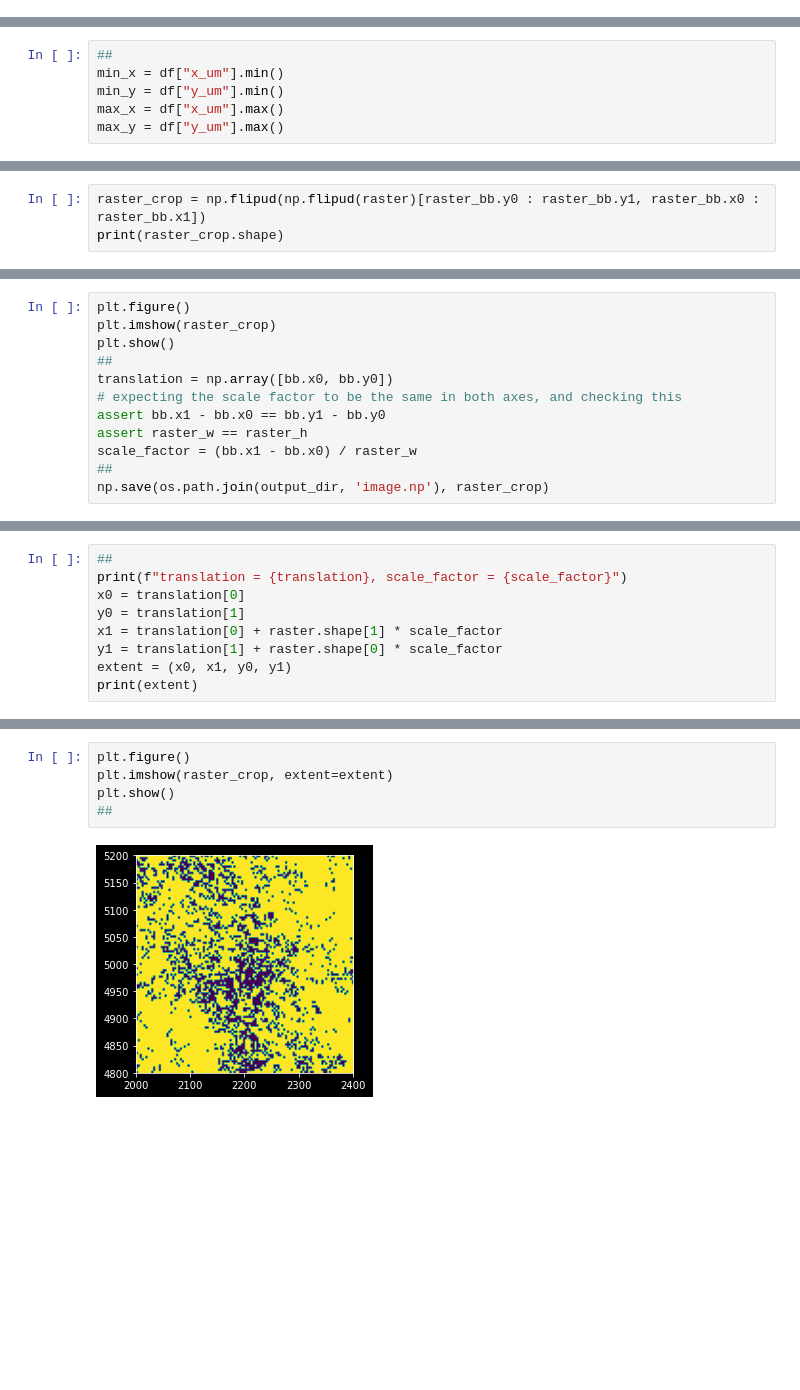
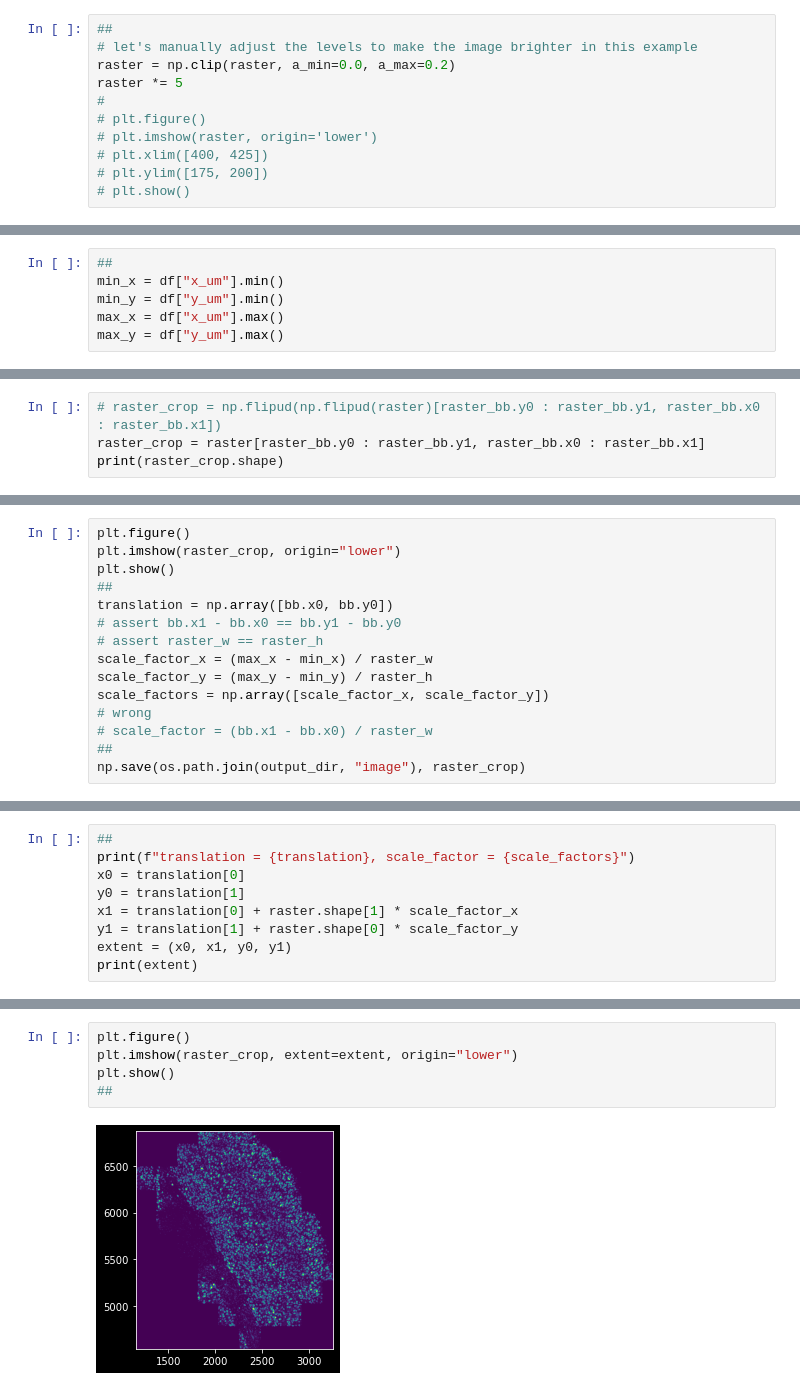
Before and after one commit to kevinyamauchi/ome-ngff-tables-prototype, a Jupyter notebook: notebooks/merfish/merfish.ipynb, the cells around one changed output, grey strips where cells are left out. Saved outputs shown, nothing was run; the diff lists cells and outputs as text; blank space fills up the shorter version.

Commit message:
merfish dataset, translations and scale for images, plotting tables, added polygons (#6)

```diff
--- a/notebooks/merfish/merfish.ipynb
+++ b/notebooks/merfish/merfish.ipynb
@@ -176,3 +166,14 @@ plt.show()
+# %%
+##
+# let's manually adjust the levels to make the image brighter in this example
+raster = np.clip(raster, a_min=0.0, a_max=0.2)
+raster *= 5
+#
+# plt.figure()
+# plt.imshow(raster, origin='lower')
+# plt.xlim([400, 425])
+# plt.ylim([175, 200])
+# plt.show()
 # %%
 ##
 plt.figure()
@@ -204,4 +206,5 @@ raster_bb.x0 = 241, raster_bb.x1 = 355, raster_bb.y0 = 65, raster_bb.y1 = 168
 # %%
-raster_crop = np.flipud(np.flipud(raster)[raster_bb.y0 : raster_bb.y1, raster_bb.x0 : raster_bb.x1])
+# raster_crop = np.flipud(np.flipud(raster)[raster_bb.y0 : raster_bb.y1, raster_bb.x0 : raster_bb.x1])
+raster_crop = raster[raster_bb.y0 : raster_bb.y1, raster_bb.x0 : raster_bb.x1]
 print(raster_crop.shape)
 # %% [output]
@@ -209,13 +212,16 @@ print(raster_crop.shape)
 # %%
 plt.figure()
-plt.imshow(raster_crop)
+plt.imshow(raster_crop, origin="lower")
 plt.show()
 ##
 translation = np.array([bb.x0, bb.y0])
-# expecting the scale factor to be the same in both axes, and checking this
-assert bb.x1 - bb.x0 == bb.y1 - bb.y0
-assert raster_w == raster_h
-scale_factor = (bb.x1 - bb.x0) / raster_w
+# assert bb.x1 - bb.x0 == bb.y1 - bb.y0
+# assert raster_w == raster_h
+scale_factor_x = (max_x - min_x) / raster_w
+scale_factor_y = (max_y - min_y) / raster_h
+scale_factors = np.array([scale_factor_x, scale_factor_y])
+# wrong
+# scale_factor = (bb.x1 - bb.x0) / raster_w
 ##
-np.save(os.path.join(output_dir, 'image.np'), raster_crop)
+np.save(os.path.join(output_dir, "image"), raster_crop)
 # %% [output]
@@ -229,11 +236,11 @@ with open(os.path.join(output_dir, 'image_transform.json'), 'w') as outfile:
     json.dump(d, fp=outfile)
 # %%
 ##
-print(f"translation = {translation}, scale_factor = {scale_factor}")
+print(f"translation = {translation}, scale_factor = {scale_factors}")
 x0 = translation[0]
 y0 = translation[1]
-x1 = translation[0] + raster.shape[1] * scale_factor
-y1 = translation[1] + raster.shape[0] * scale_factor
+x1 = translation[0] + raster.shape[1] * scale_factor_x
+y1 = translation[1] + raster.shape[0] * scale_factor_y
 extent = (x0, x1, y0, y1)
 print(extent)
 # %% [output]
@@ -242,10 +249,10 @@ translation = [2000 4800], scale_factor = 0.6666666666666666
 # %%
 plt.figure()
-plt.imshow(raster_crop, extent=extent)
+plt.imshow(raster_crop, extent=extent, origin="lower")
 plt.show()
 ##
 # %% [output]
-[figure, old version]
+[figure, new version]
 # %%
 # first translation, then scaling
 def plot_raster(
```
Also changed, not shown: parts of 28 cells of this notebook, 38 other files.
